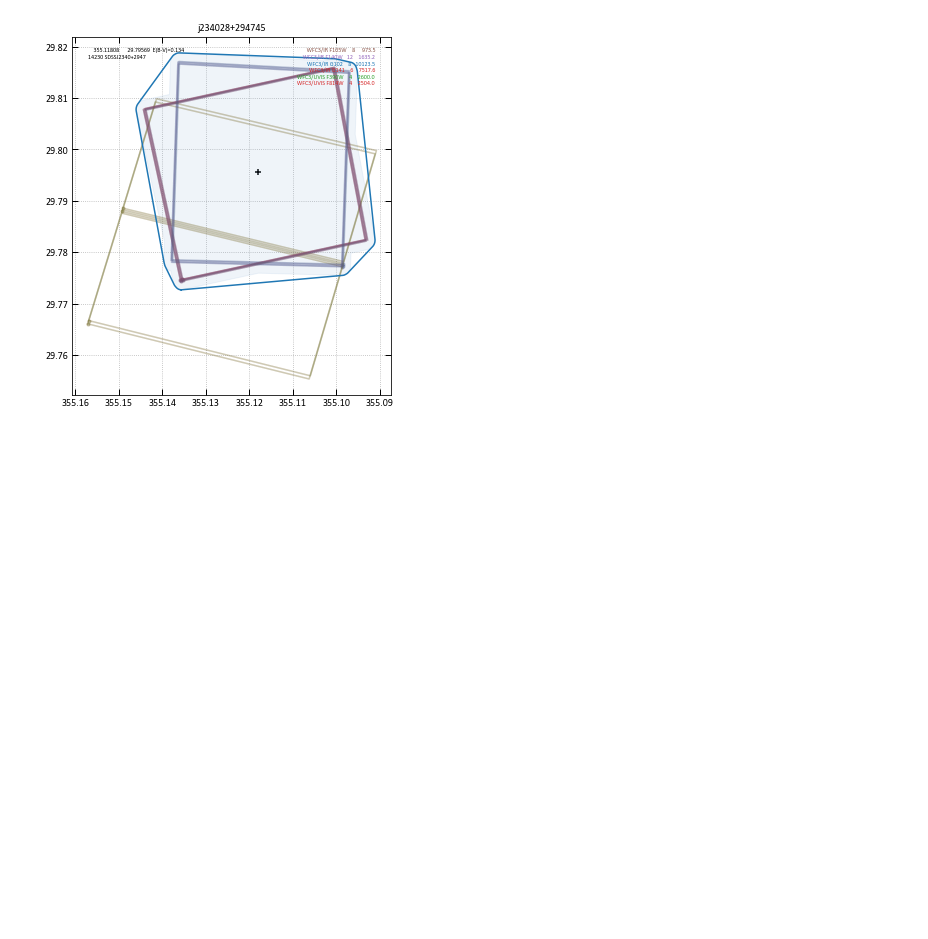
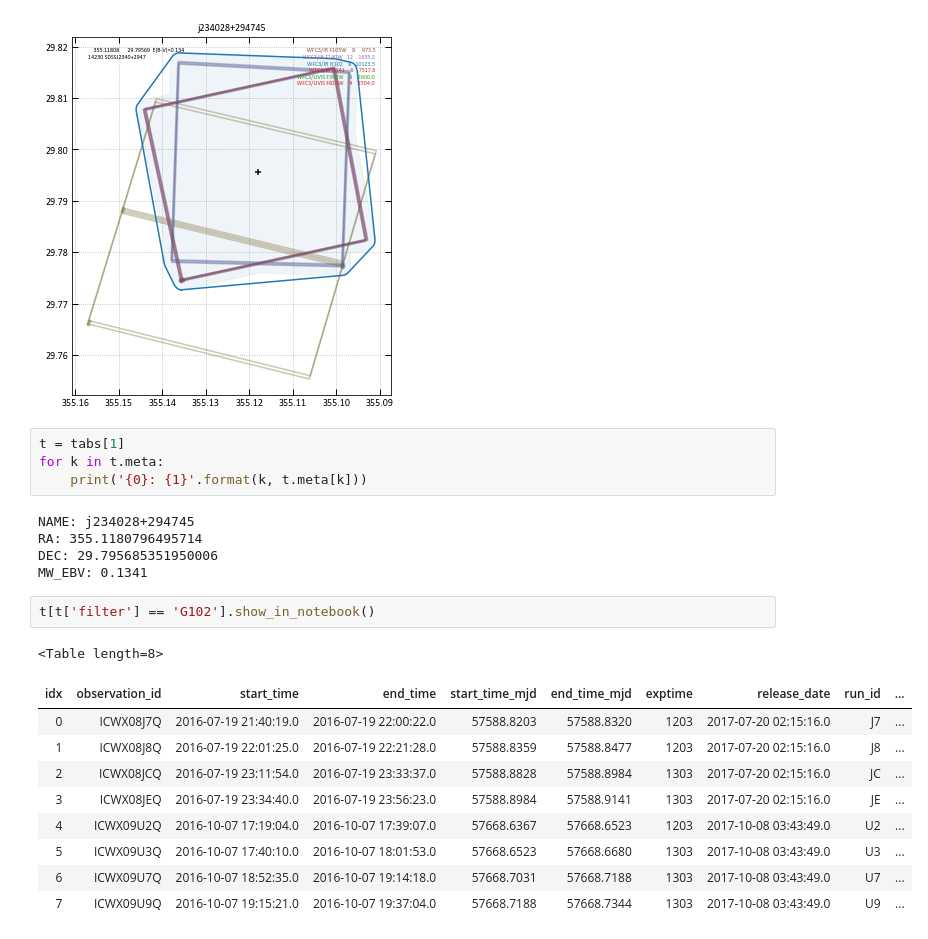
Before and after one commit to gbrammer/esa-hsaquery, a Jupyter notebook: examples/demo.ipynb, the cells around one changed output. Cells and saved outputs as stored; diff of their text form; blank space fills up the shorter version.

Commit message:
Show table

```diff
--- a/examples/demo.ipynb
+++ b/examples/demo.ipynb
@@ -145,3 +145,25 @@ filter j234028+294745       WFC3/UVIS F390W    4    2600.0
 filter j234028+294745       WFC3/UVIS F814W    4    2504.0
 [figure]
 [figure]
+# %%
+t = tabs[1]
+for k in t.meta:
+    print('{0}: {1}'.format(k, t.meta[k]))
+# %% [output]
+NAME: j234028+294745
+RA: 355.1180796495714
+DEC: 29.795685351950006
+MW_EBV: 0.1341
+# %%
+t[t['filter'] == 'G102'].show_in_notebook()
+# %% [output]
+<Table length=8>
+| idx | observation_id | start_time | end_time | start_time_mjd | end_time_mjd | exptime | release_date | run_id | ... |
+| 0 | ICWX08J7Q | 2016-07-19 21:40:19.0 | 2016-07-19 22:00:22.0 | 57588.8203 | 57588.8320 | 1203 | 2017-07-20 02:15:16.0 | J7 | ... |
+| 1 | ICWX08J8Q | 2016-07-19 22:01:25.0 | 2016-07-19 22:21:28.0 | 57588.8359 | 57588.8477 | 1203 | 2017-07-20 02:15:16.0 | J8 | ... |
+| 2 | ICWX08JCQ | 2016-07-19 23:11:54.0 | 2016-07-19 23:33:37.0 | 57588.8828 | 57588.8984 | 1303 | 2017-07-20 02:15:16.0 | JC | ... |
+| 3 | ICWX08JEQ | 2016-07-19 23:34:40.0 | 2016-07-19 23:56:23.0 | 57588.8984 | 57588.9141 | 1303 | 2017-07-20 02:15:16.0 | JE | ... |
+| 4 | ICWX09U2Q | 2016-10-07 17:19:04.0 | 2016-10-07 17:39:07.0 | 57668.6367 | 57668.6523 | 1203 | 2017-10-08 03:43:49.0 | U2 | ... |
+| 5 | ICWX09U3Q | 2016-10-07 17:40:10.0 | 2016-10-07 18:01:53.0 | 57668.6523 | 57668.6680 | 1303 | 2017-10-08 03:43:49.0 | U3 | ... |
+| 6 | ICWX09U7Q | 2016-10-07 18:52:35.0 | 2016-10-07 19:14:18.0 | 57668.7031 | 57668.7188 | 1303 | 2017-10-08 03:43:49.0 | U7 | ... |
+| 7 | ICWX09U9Q | 2016-10-07 19:15:21.0 | 2016-10-07 19:37:04.0 | 57668.7188 | 57668.7344 | 1303 | 2017-10-08 03:43:49.0 | U9 | ... |
```
